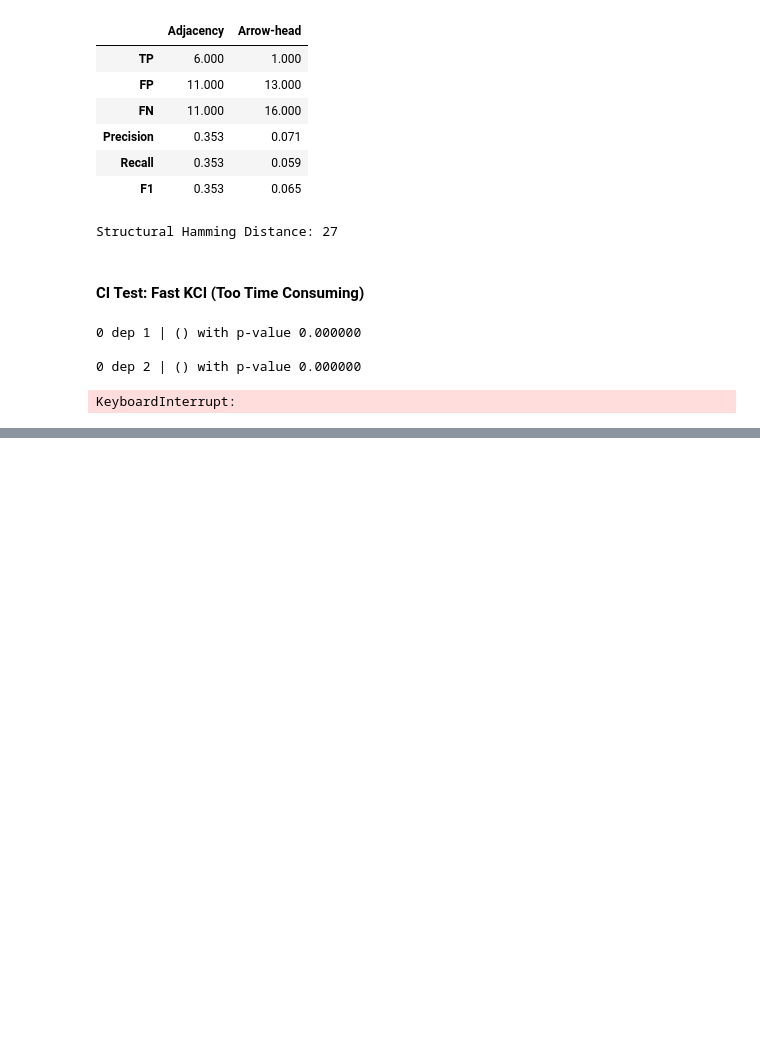
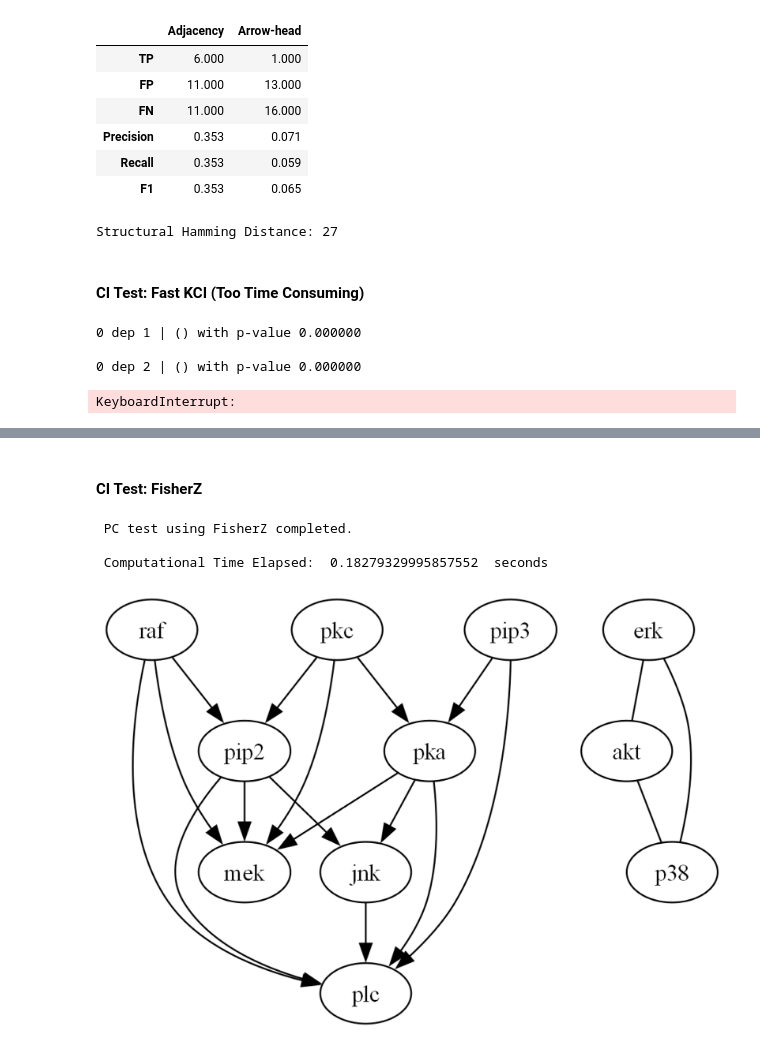
Before and after one commit to HK-Tan/Causal-Discovery-for-Financial-Applications, a Jupyter notebook: stats_256_notebook.ipynb, the cells around one changed output, grey strips where cells are left out. Saved outputs shown, nothing was run; the diff lists cells and outputs as text; code cells hidden in the pictures; blank space fills up the shorter version.

Commit message:
More graphs/binned graphs!

```diff
--- a/stats_256_notebook.ipynb
+++ b/stats_256_notebook.ipynb
@@ -291,0 +293,14 @@ KeyboardInterrupt:
+# %%
+data, labels = load_dataset("sachs")
+data = np.loadtxt('tests/TestData/bnlearn_discrete_10000/data/sachs.txt', skiprows=1)
+df = pd.DataFrame(np.array(data),columns=labels)
+
+# ------------------------------------------------------------------
+# 3.  Standardise (zero mean, unit variance) column‑wise
+# ------------------------------------------------------------------
+#df_std = (df - df.mean()) / df.std(ddof=0)
+#data = df_std.to_numpy(dtype=float)  # Convert the DataFrame to a NumPy array
+# df_std is your z‑scored DataFrame
+print(df_std.iloc[0:5, :])  # Print the first 5 rows and columns of the z‑scored DataFrame
+print(data.shape) # (number of samples, number of variables)
+print(labels)  # Labels of the variables
@@ -291,0 +323,35 @@ KeyboardInterrupt:
+# %% [markdown]
+#### CI Test: FisherZ
+# %%
+# Run the PC algorithm with different parameters
+start_time = time.monotonic()
+cg_fisherz = pc(data,
+        alpha = 0.05,
+        indep_test = "fisherz",
+        # parameters for the indep_test
+        # end
+        stable = True,
+        uc_rule = 0,
+        uc_priority = 2,
+        mvpc = False,
+        correction_name = None,
+        background_knowledge = None,  # A way to add background knowledge
+        verbose = False,
+        show_progress = True
+)
+print("\n PC test using FisherZ completed.")
+end_time = time.monotonic()
+print("\n Computational Time Elapsed: ", end_time - start_time, " seconds" )
+
+
+# Visualize using pydot and save the graph
+cg_fisherz.draw_pydot_graph(labels=labels)
+pyd_fisherz = GraphUtils.to_pydot(cg_fisherz.G, labels=labels)
+pyd_fisherz.write_png('sach_fisherz_binned.png')
+
+# Metrics
+# %% [output]
+ PC test using FisherZ completed.
+
+ Computational Time Elapsed:  0.18279329995857552  seconds
+[figure, added]
```
Also changed, not shown: parts of 16 cells of this notebook, 6 other files.
